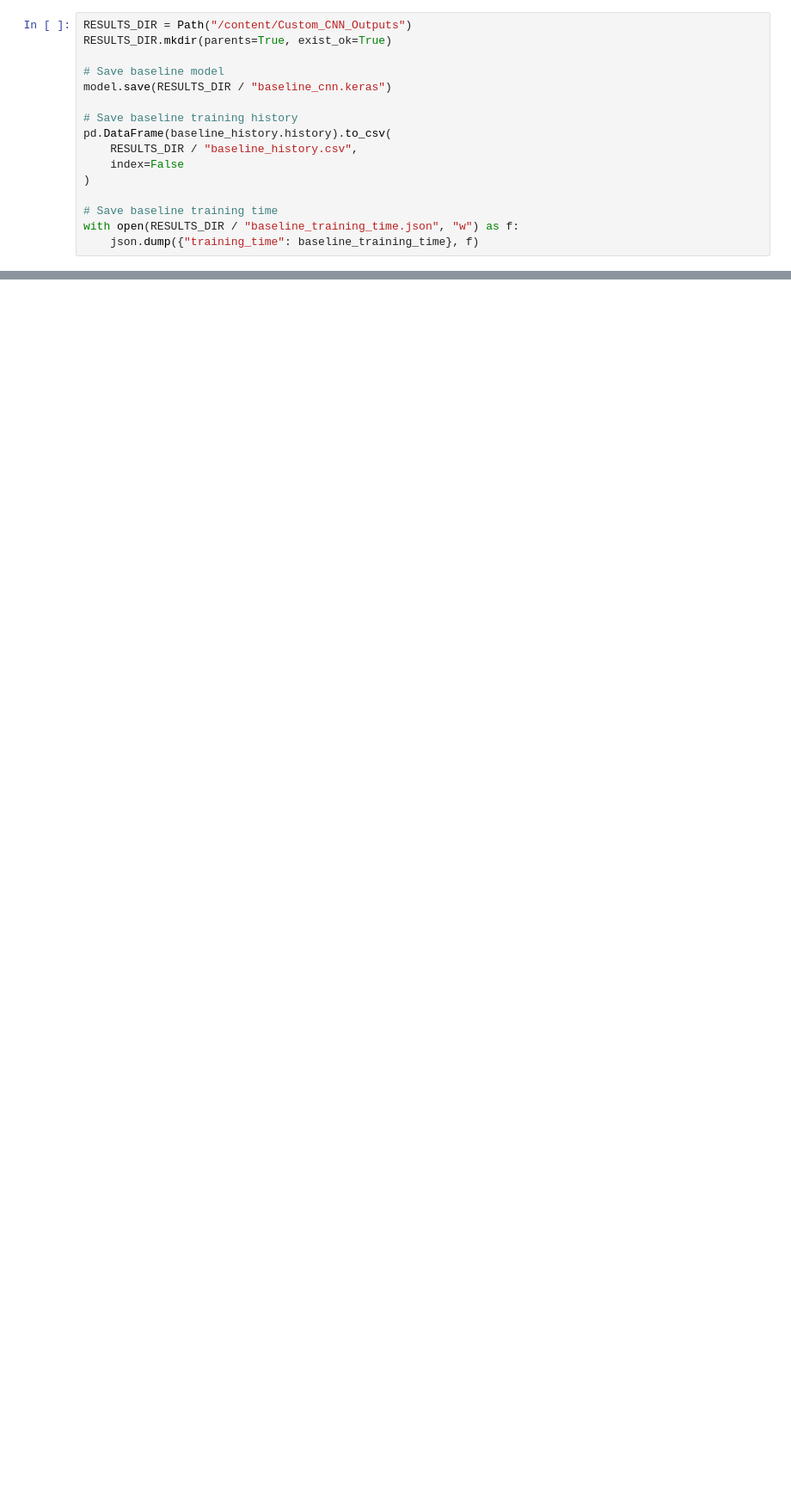
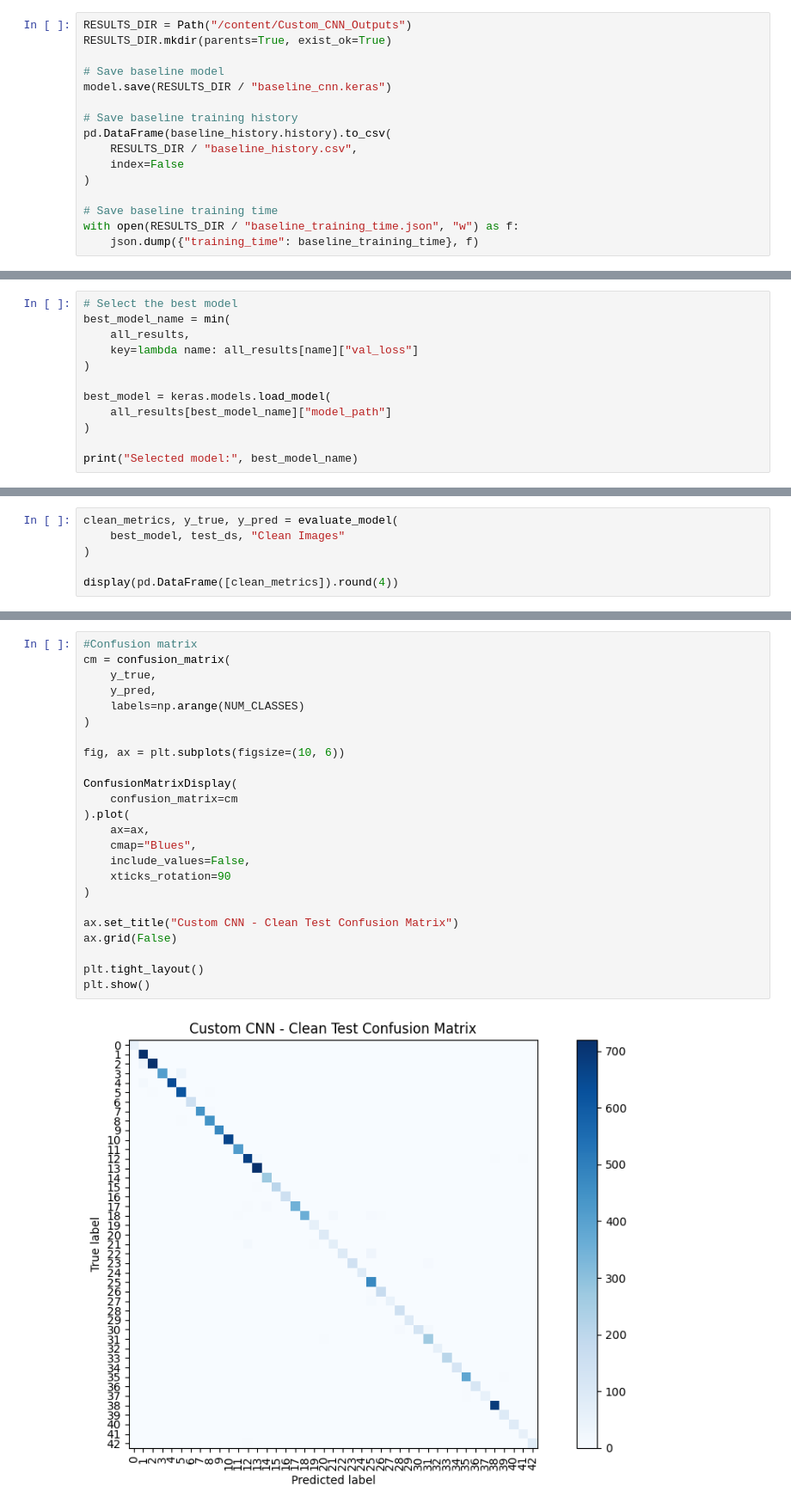
Before and after one commit to Daynomoon/AAI-521-Computer-Vision-Final-Project, a Jupyter notebook: 02_Custom_CNN_Development_and_Evaluation.ipynb, the cells around one changed output, grey strips where cells are left out. Shown at 86% size. Cells and saved outputs as stored; diff of their text form; blank space fills up the shorter version.

```diff
--- a/02_Custom_CNN_Development_and_Evaluation.ipynb
+++ b/02_Custom_CNN_Development_and_Evaluation.ipynb
@@ -472,0 +610,12 @@ lowest validation loss.
+# %%
+# Select the best model
+best_model_name = min(
+    all_results,
+    key=lambda name: all_results[name]["val_loss"]
+)
+
+best_model = keras.models.load_model(
+    all_results[best_model_name]["model_path"]
+)
+
+print("Selected model:", best_model_name)
@@ -472,0 +678,6 @@ lowest validation loss.
+# %%
+clean_metrics, y_true, y_pred = evaluate_model(
+    best_model, test_ds, "Clean Images"
+)
+
+display(pd.DataFrame([clean_metrics]).round(4))
@@ -472,0 +718,26 @@ lowest validation loss.
+# %%
+#Confusion matrix
+cm = confusion_matrix(
+    y_true,
+    y_pred,
+    labels=np.arange(NUM_CLASSES)
+)
+
+fig, ax = plt.subplots(figsize=(10, 6))
+
+ConfusionMatrixDisplay(
+    confusion_matrix=cm
+).plot(
+    ax=ax,
+    cmap="Blues",
+    include_values=False,
+    xticks_rotation=90
+)
+
+ax.set_title("Custom CNN - Clean Test Confusion Matrix")
+ax.grid(False)
+
+plt.tight_layout()
+plt.show()
+# %% [output]
+[figure, added]
```
Also changed, not shown: parts of 22 cells of this notebook.
